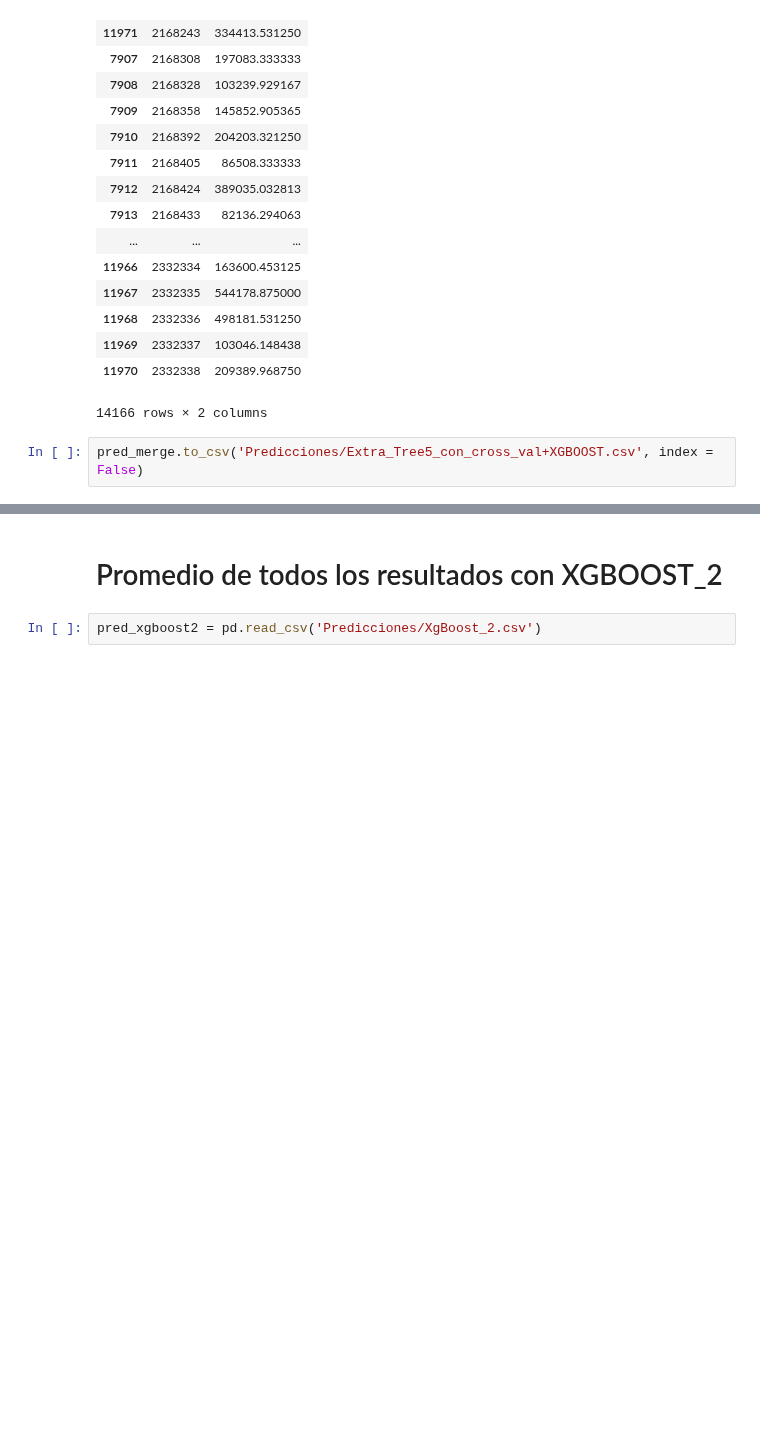
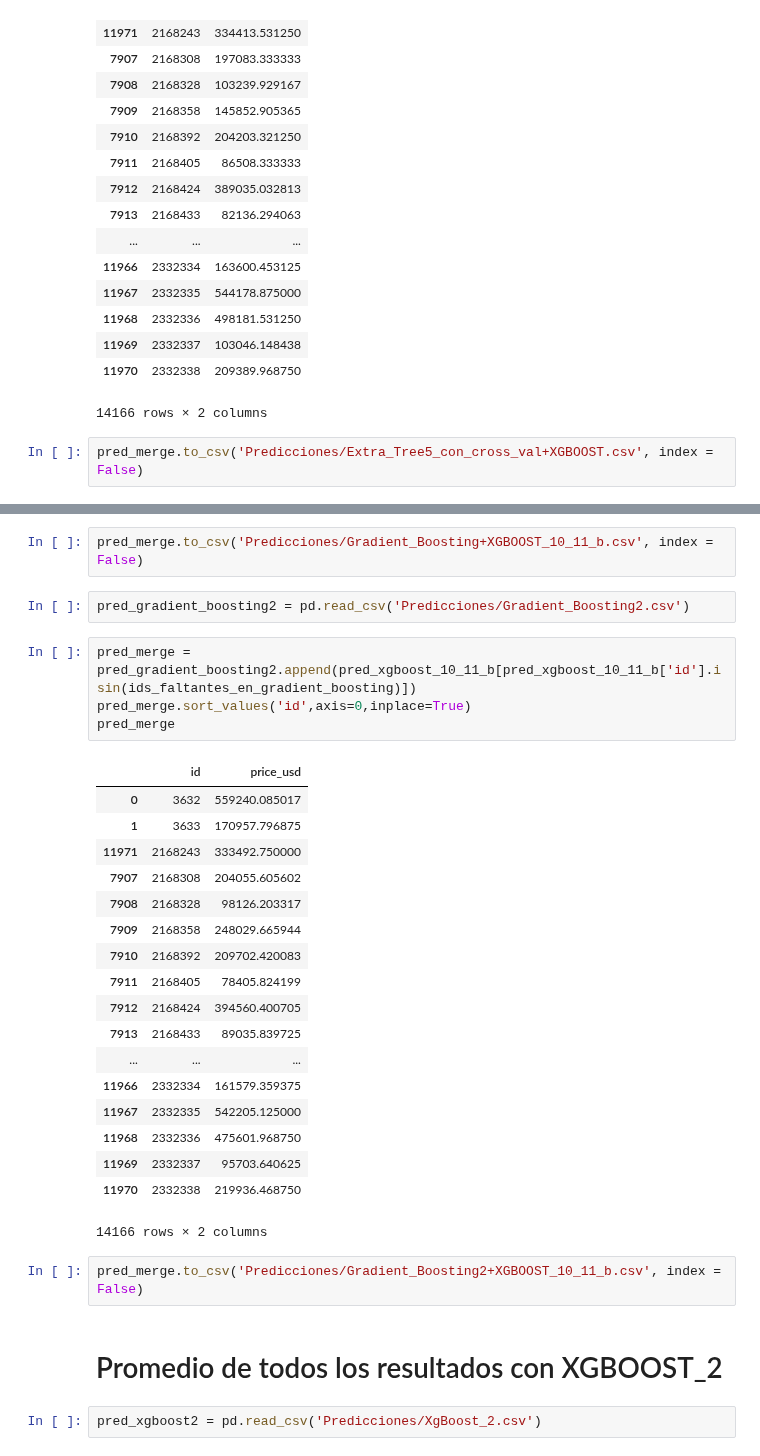
Before and after one commit to LucianoGiannotti/ProperatiDatosTP, a Jupyter notebook: Merge de predicciones.ipynb, the cells around one changed output, grey strips where cells are left out. Drawn from its saved outputs; the diff is of its cells as text; blank space fills up the shorter version.

```diff
--- a/Merge de predicciones.ipynb
+++ b/Merge de predicciones.ipynb
@@ -376,3 +407,32 @@ pred_merge.to_csv('Predicciones/Extra_Tree5_con_cross_val+XGBOOST.csv', index =
+# %%
+pred_merge.to_csv('Predicciones/Gradient_Boosting+XGBOOST_10_11_b.csv', index = False)
+# %%
+pred_gradient_boosting2 = pd.read_csv('Predicciones/Gradient_Boosting2.csv')
+# %%
+pred_merge = pred_gradient_boosting2.append(pred_xgboost_10_11_b[pred_xgboost_10_11_b['id'].isin(ids_faltantes_en_gradient_boosting)])
+pred_merge.sort_values('id',axis=0,inplace=True)
+pred_merge
+# %% [output]
+|  | id | price_usd |
+| 0 | 3632 | 559240.085017 |
+| 1 | 3633 | 170957.796875 |
+| 11971 | 2168243 | 333492.750000 |
+| 7907 | 2168308 | 204055.605602 |
+| 7908 | 2168328 | 98126.203317 |
+| 7909 | 2168358 | 248029.665944 |
+| 7910 | 2168392 | 209702.420083 |
+| 7911 | 2168405 | 78405.824199 |
+| 7912 | 2168424 | 394560.400705 |
+| 7913 | 2168433 | 89035.839725 |
+| ... | ... | ... |
+| 11966 | 2332334 | 161579.359375 |
+| 11967 | 2332335 | 542205.125000 |
+| 11968 | 2332336 | 475601.968750 |
+| 11969 | 2332337 | 95703.640625 |
+| 11970 | 2332338 | 219936.468750 |
+14166 rows × 2 columns
+# %%
+pred_merge.to_csv('Predicciones/Gradient_Boosting2+XGBOOST_10_11_b.csv', index = False)
 # %% [markdown]
 # Promedio de todos los resultados con XGBOOST_2
 # %%
```
Also changed, not shown: parts of 2 cells of this notebook, 6 other files.
